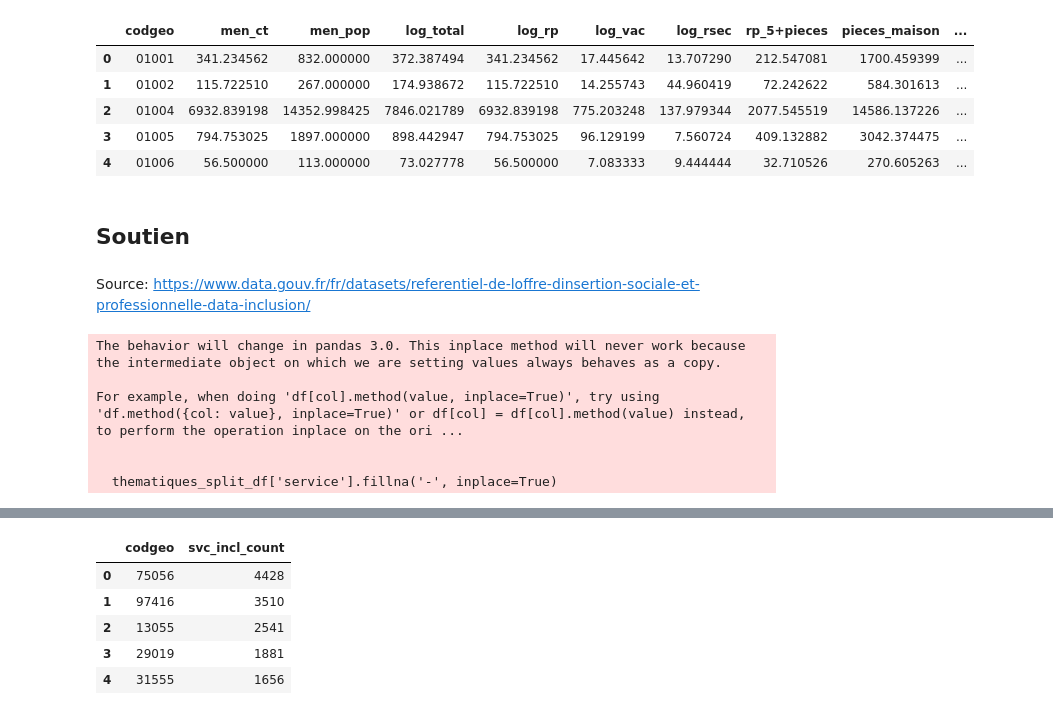
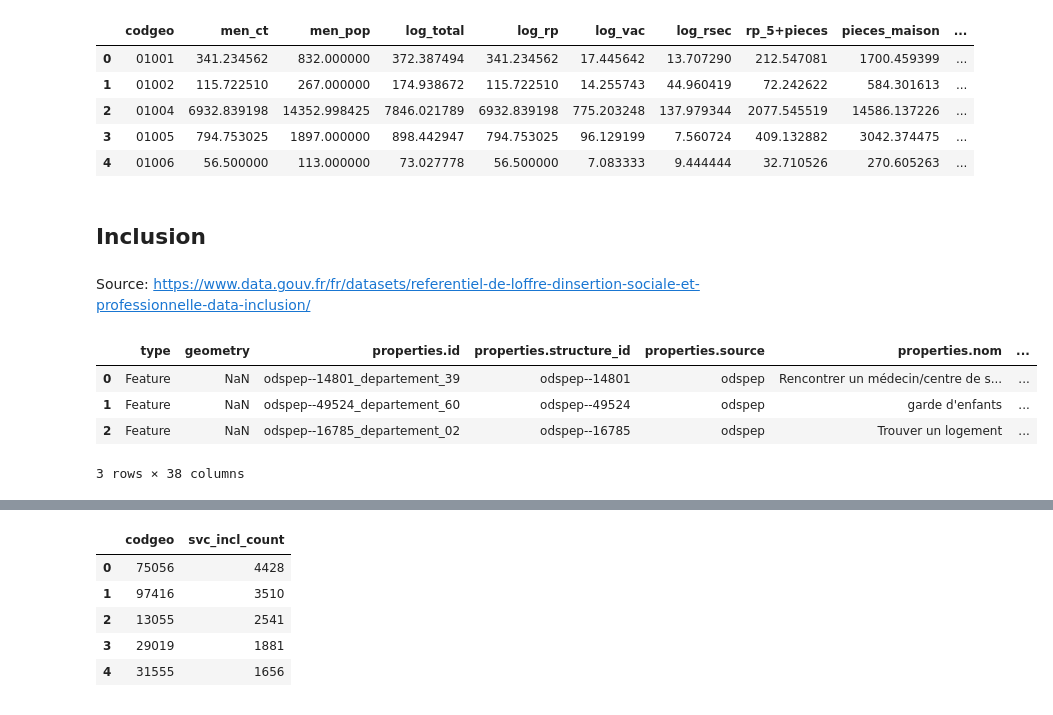
Before and after one commit to jbesan/13_odis_stream2, a Jupyter notebook: notebooks/odis_stream2_data_gathering.ipynb, the cells around one changed output, grey strips where cells are left out. Saved outputs shown, nothing was run; the diff lists cells and outputs as text; code cells hidden in the pictures.

```diff
--- a/notebooks/odis_stream2_data_gathering.ipynb
+++ b/notebooks/odis_stream2_data_gathering.ipynb
@@ -513,25 +513,17 @@ logements_sociaux.rename(columns={
 logements_sociaux.fillna(0, inplace=True)
 logements_sociaux['log_soc_inoccupes'] = logements_sociaux['log_soc_vacants'].astype(int) + logements_sociaux['log_soc_vides'].astype(int)
 # %% [markdown]
-## Soutien
+## Inclusion
 # %% [markdown]
 Source: https://www.data.gouv.fr/fr/datasets/referentiel-de-loffre-dinsertion-sociale-et-professionnelle-data-inclusion/
 # %%
-incl = json.load(open('../csv_large/services-inclusion-2025-04-28.geojson'))
+incl = json.load(open('../csv/services-inclusion-2025-11-24.geojson'))
 incl_norm = pd.json_normalize(data=incl, record_path='features')
-incl_norm.rename(columns={
-    'properties.nom':'nom',
-    'properties.structure_id':'structure_id',
-    'properties.source':'source',
-    'properties.types':'types',
-    'properties.thematiques':'thematiques',
-    'properties.frais':'frais',
-    'properties.profils':'profils',
-    'properties.longitude':'longitude',
-    'properties.latitude':'latitude',
-    'properties.adresse':'adresse',
-    'properties.code_insee':'codgeo',
-    'properties.presentation_resume':'presentation_resume',
-    }, inplace=True)
-
-incl_norm = incl_norm[['nom','structure_id','source','types','thematiques','frais','profils','longitude','latitude','adresse','codgeo','presentation_resume']]
+# %%
+incl_norm.head(3)
+# %% [output]
+|  | type | geometry | properties.id | properties.structure_id | properties.source | properties.nom | ... |
+| 0 | Feature | NaN | odspep--14801_departement_39 | odspep--14801 | odspep | Rencontrer un médecin/centre de s... | ... |
+| 1 | Feature | NaN | odspep--49524_departement_60 | odspep--49524 | odspep | garde d'enfants | ... |
+| 2 | Feature | NaN | odspep--16785_departement_02 | odspep--16785 | odspep | Trouver un logement | ... |
+3 rows × 38 columns
@@ -539,15 +543,8 @@ incl_norm = incl_norm[['nom','structure_id','source','types','thematiques','frai
 incl_exploded=incl_norm.explode('thematiques')
 incl_exploded.dropna(subset='thematiques', inplace=True, ignore_index=True)
 thematiques_split_df = pd.DataFrame(incl_exploded["thematiques"].str.split('--', expand=True).values, columns=['categorie', 'service'])
-thematiques_split_df['service'].fillna('-', inplace=True)
+# thematiques_split_df['service'].fillna('-', inplace=True)
 incl_exploded = pd.concat([incl_exploded, thematiques_split_df], axis=1)
 incl_exploded['geometry'] = gpd.points_from_xy(incl_exploded.longitude, incl_exploded.latitude)
 incl_exploded = gpd.GeoDataFrame(incl_exploded, geometry='geometry', crs='EPSG:4326')
 incl_exploded.to_parquet('../csv/odis_services_incl_exploded.parquet')
-# %% [output]
-The behavior will change in pandas 3.0. This inplace method will never work because the intermediate object on which we are setting values always behaves as a copy.
-
-For example, when doing 'df[col].method(value, inplace=True)', try using 'df.method({col: value}, inplace=True)' or df[col] = df[col].method(value) instead, to perform the operation inplace on the ori ...
-
-
-  thematiques_split_df['service'].fillna('-', inplace=True)
```
Also changed, not shown: parts of 12 cells of this notebook, 27 other files.
